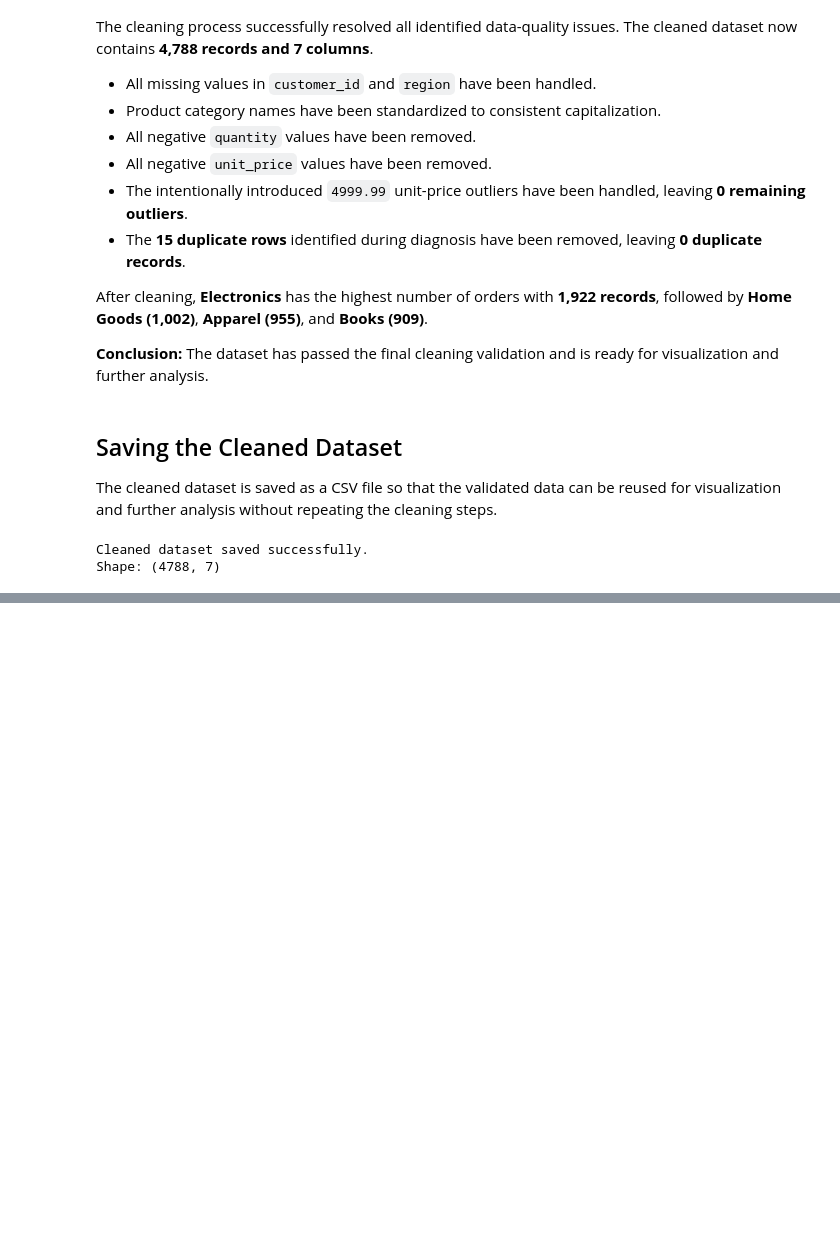
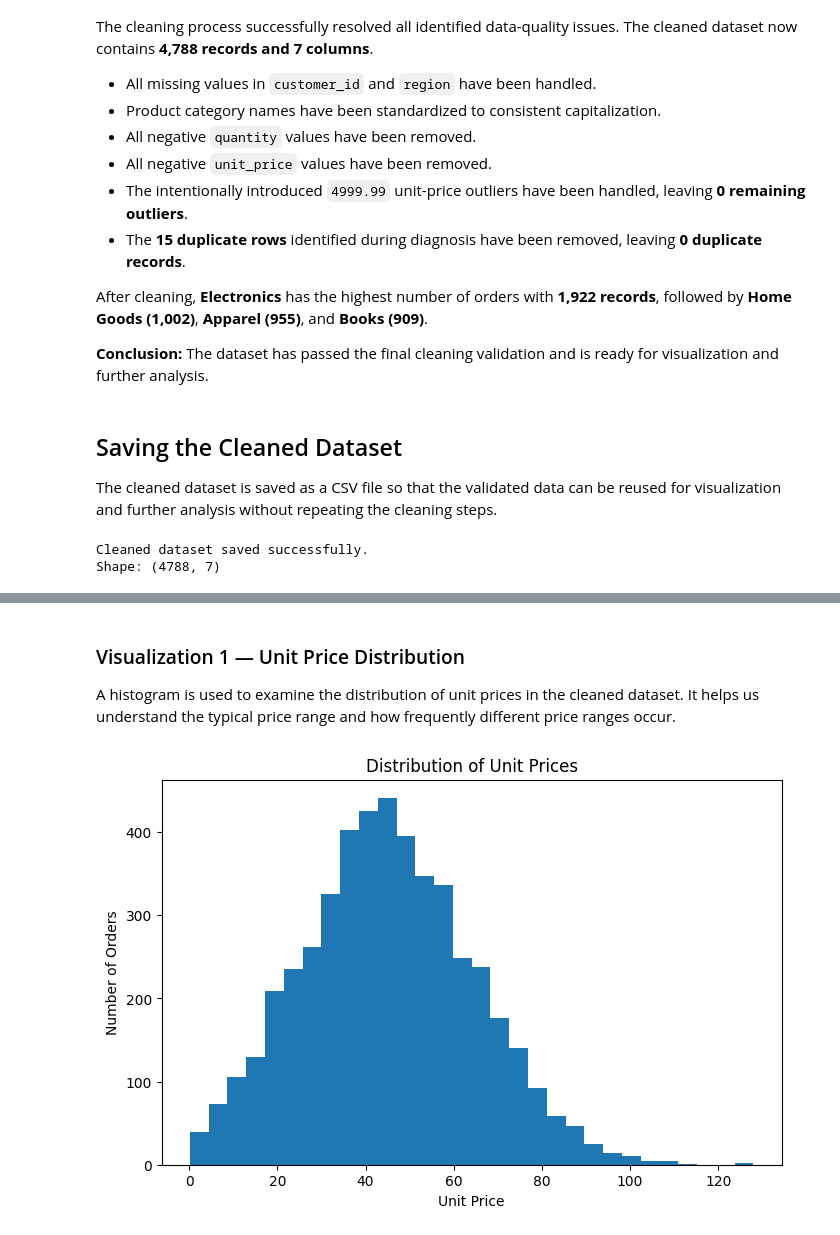
Before and after one commit to HibaAmin12/week5, a Jupyter notebook: Day4_task/week05_day4_eda.ipynb, the cells around one changed output, grey strips where cells are left out. Cells and saved outputs as stored; diff of their text form; code cells hidden in the pictures; blank space fills up the shorter version.

Commit message:
Complete Pandas data cleaning and visualization

```diff
--- a/Day4_task/week05_day4_eda.ipynb
+++ b/Day4_task/week05_day4_eda.ipynb
@@ -567,0 +576,4 @@ Shape: (4788, 7)
+# %% [markdown]
+### Visualization 1 — Unit Price Distribution
+
+A histogram is used to examine the distribution of unit prices in the cleaned dataset. It helps us understand the typical price range and how frequently different price ranges occur.
@@ -567,0 +584,14 @@ Shape: (4788, 7)
+# %%
+fig, ax = plt.subplots(figsize=(8, 5))
+
+ax.hist(cleaned_orders["unit_price"], bins=30)
+
+ax.set_title("Distribution of Unit Prices")
+ax.set_xlabel("Unit Price")
+ax.set_ylabel("Number of Orders")
+
+fig.savefig("figures/unit_price_distribution.png", dpi=300, bbox_inches="tight")
+
+plt.show()
+# %% [output]
+[figure, added]
```
Also changed, not shown: parts of 35 cells of this notebook, 22 other files.
